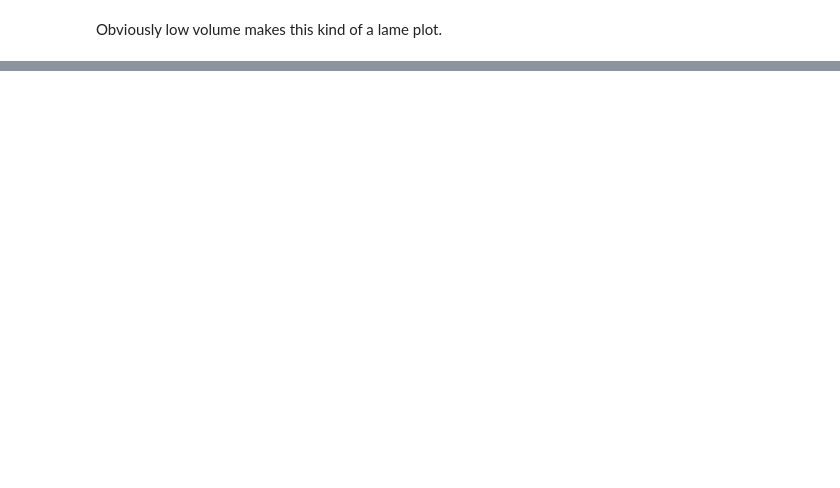
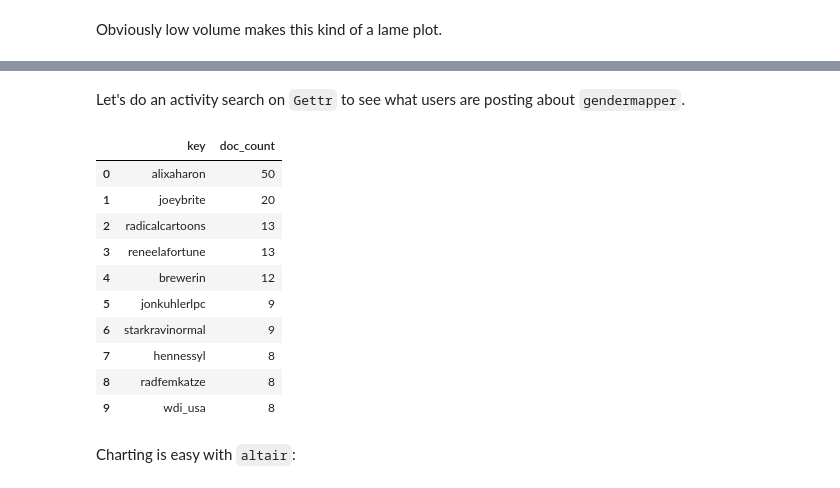
Before and after one commit to cabalcx/smatter, a Jupyter notebook: notebooks/1_Searching_for_antitrans_accounts.ipynb, the cells around one changed output, grey strips where cells are left out. Drawn from its saved outputs; the diff is of its cells as text; code cells hidden in the pictures; blank space fills up the shorter version.

```diff
--- a/notebooks/1_Searching_for_antitrans_accounts.ipynb
+++ b/notebooks/1_Searching_for_antitrans_accounts.ipynb
@@ -149,0 +154,26 @@ Obviously low volume makes this kind of a lame plot.
+# %% [markdown]
+Let's do an activity search on `Gettr` to see what users are posting about `gendermapper`.
+# %%
+df_activity_gendermapper_gettr = s.activity(
+    term='gendermapper',
+    site = 'gettr',
+    since = (datetime.datetime.utcnow() - datetime.timedelta(days=730)).strftime('%Y-%m-%dT%H:%M:%S.%f'),
+    until = datetime.datetime.utcnow().strftime('%Y-%m-%dT%H:%M:%S.%f'),
+    output = 'df'
+)
+# %%
+df_activity_gendermapper_gettr
+# %% [output]
+|  | key | doc_count |
+| 0 | alixaharon | 50 |
+| 1 | joeybrite | 20 |
+| 2 | radicalcartoons | 13 |
+| 3 | reneelafortune | 13 |
+| 4 | brewerin | 12 |
+| 5 | jonkuhlerlpc | 9 |
+| 6 | starkravinormal | 9 |
+| 7 | hennessyl | 8 |
+| 8 | radfemkatze | 8 |
+| 9 | wdi_usa | 8 |
+# %% [markdown]
+Charting is easy with `altair`:
```
Also changed, not shown: parts of 2 cells of this notebook, 1 other file.
